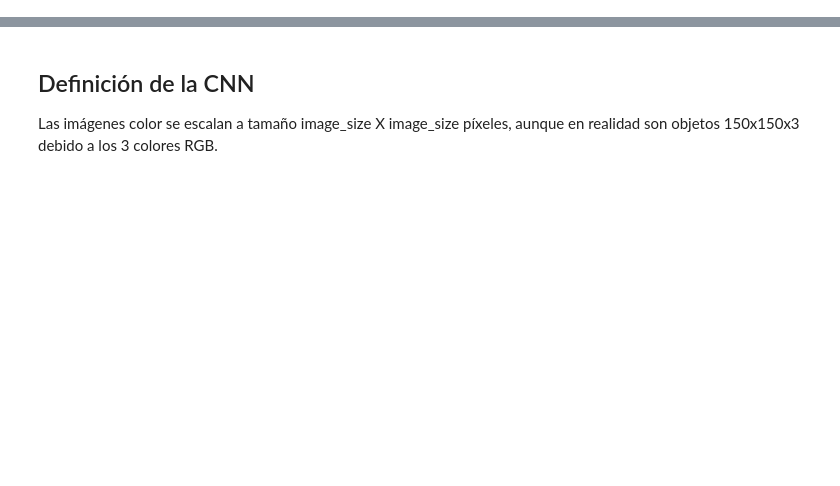
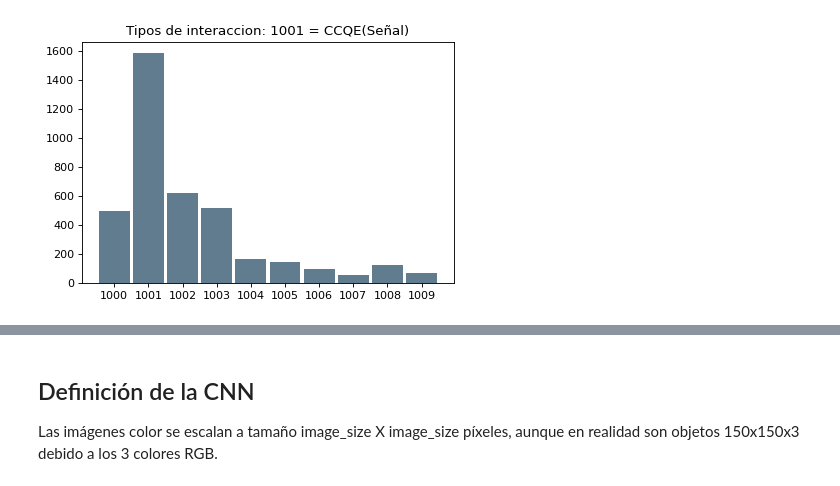
Before and after one commit to rodralva/NN_course, a Jupyter notebook: Clasificador_CNN_CCQE_backgrounds.ipynb, the cells around one changed output, grey strips where cells are left out. Drawn from its saved outputs; the diff is of its cells as text; code cells hidden in the pictures; blank space fills up the shorter version.

```diff
--- a/Clasificador_CNN_CCQE_backgrounds.ipynb
+++ b/Clasificador_CNN_CCQE_backgrounds.ipynb
@@ -88,19 +0,0 @@ Se muestran 8 imágenes de cada tipo.
-# %%
-# Mostrar algunas imágenes
-fig = plt.gcf()
-fig.set_size_inches(ncols * 4, nrows * 4)
-
-pic_index += 8
-next_cat_pix = [os.path.join(train_cats_dir, fname)
-                for fname in train_cat_fnames[pic_index-8:pic_index]]
-next_dog_pix = [os.path.join(train_dogs_dir, fname)
-                for fname in train_dog_fnames[pic_index-8:pic_index]]
-
-for i, img_path in enumerate(next_cat_pix+next_dog_pix):
-  sp = plt.subplot(nrows, ncols, i + 1)
-  sp.axis('Off')
-
-  img = mpimg.imread(img_path)
-  plt.imshow(img)
-
-plt.show()
@@ -108,0 +69,24 @@ plt.show()
+# %%
+i_type=[];
+picture_label=[]
+for i in range(NEvents):
+    i_type.append(interaction[i]);
+    if(i_type[i]==1001):
+      picture_label.append("signal")
+    else:
+      picture_label.append("background")
+
+plt.figure(figsize=( 6,4), dpi=80);
+plt.hist(i_type,10,[999.5,1009.5],color='#607c8e',rwidth=0.9)
+plt.gca().xaxis.set_major_locator(plt.MultipleLocator(1))
+plt.title("Tipos de interaccion: 1001 = CCQE(Señal)")
+
+# plt.figure(figsize=( 6,4), dpi=80);
+# plt.title("Señal/ruido")
+# plt.hist(picture_label,2,range=[-0.5,1.5],density=True,color='#607c8e',rwidth=0.9)
+# plt.gca().yaxis.set_major_formatter(PercentFormatter(1))
+
+#Renombramos señal con 1 y ruido con 0:
+picture_label=[1 if x=="signal" else 0 for x in picture_label]
+# %% [output]
+[figure, added]
```
Also changed, not shown: parts of 55 cells of this notebook.
